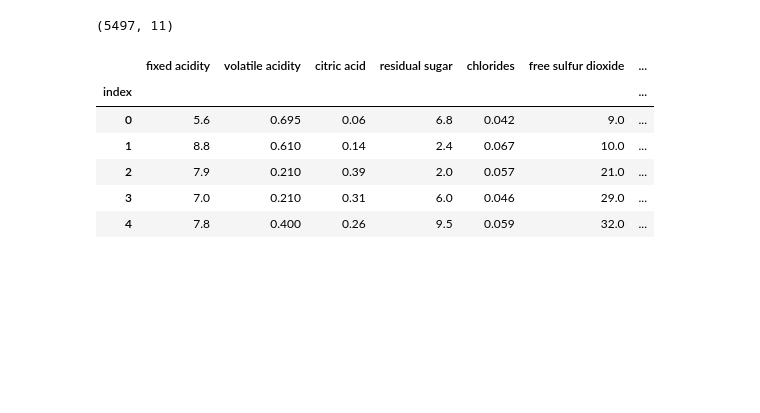
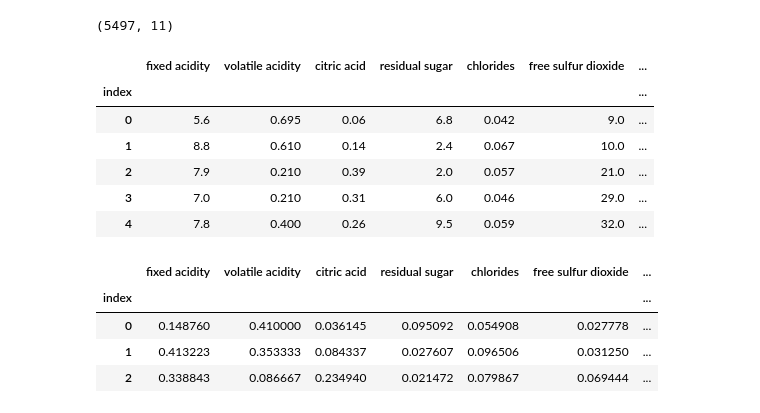
Before and after one commit to Park-Young-Bin/Python_Projects, a Jupyter notebook: 데이콘/[데이콘] 와인 품질 분류 (copy).ipynb, the cells around one changed output. Saved outputs shown, nothing was run; the diff lists cells and outputs as text; code cells hidden in the pictures; blank space fills up the shorter version.

```diff
--- a/데이콘/[데이콘] 와인 품질 분류 (copy).ipynb
+++ b/데이콘/[데이콘] 와인 품질 분류 (copy).ipynb
@@ -285,0 +291,16 @@ train[s_col].head()
+# %%
+# Nomalization (Min-Max) scaler
+
+train_mscale = m_scaler.fit_transform(train[s_col])
+df_train = pd.DataFrame(train_mscale, columns=s_col)
+# %%
+df_train = pd.concat([df_train, train[s_col].reset_index()['index']], axis=1)
+df_train.set_index('index', inplace=True)
+
+df_train.head(3)
+# %% [output]
+|  | fixed acidity | volatile acidity | citric acid | residual sugar | chlorides | free sulfur dioxide | ... |
+| index |  |  |  |  |  |  | ... |
+| 0 | 0.148760 | 0.410000 | 0.036145 | 0.095092 | 0.054908 | 0.027778 | ... |
+| 1 | 0.413223 | 0.353333 | 0.084337 | 0.027607 | 0.096506 | 0.031250 | ... |
+| 2 | 0.338843 | 0.086667 | 0.234940 | 0.021472 | 0.079867 | 0.069444 | ... |
```
Also changed, not shown: parts of 47 cells of this notebook.
